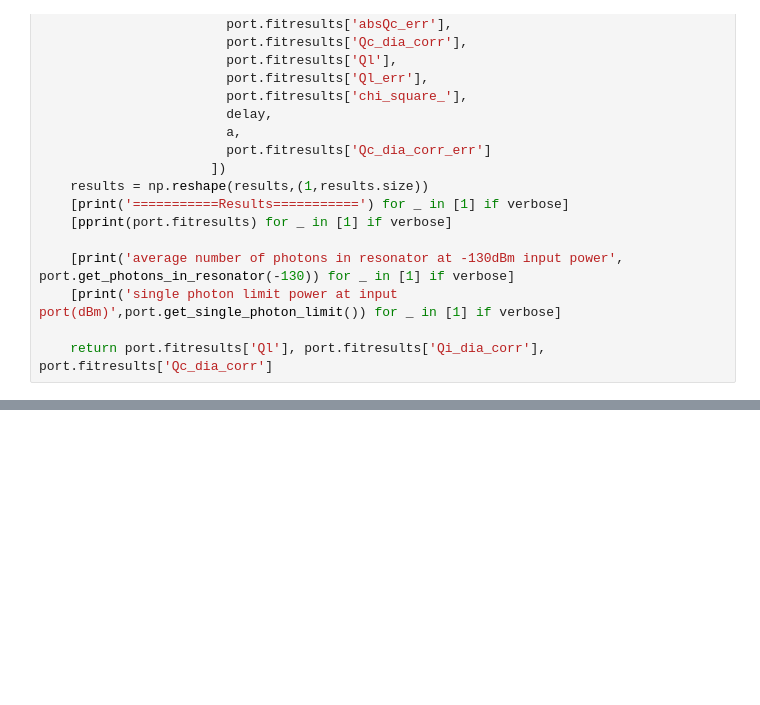
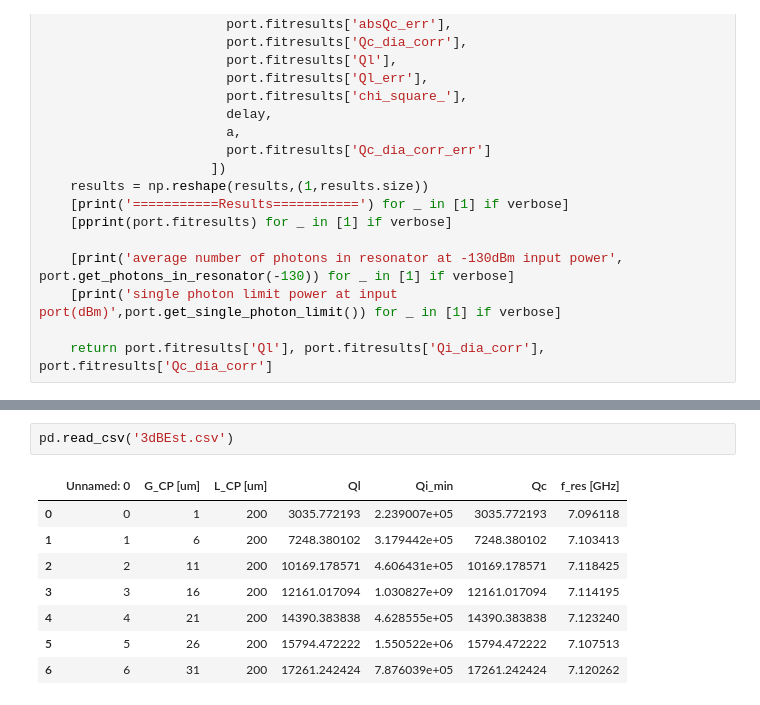
Before and after one commit to wslu42/Resonator, a Jupyter notebook: quality_factor_extract_for HFSS.ipynb, the cells around one changed output, grey strips where cells are left out. Saved outputs shown, nothing was run; the diff lists cells and outputs as text; blank space fills up the shorter version.

```diff
--- a/quality_factor_extract_for HFSS.ipynb
+++ b/quality_factor_extract_for HFSS.ipynb
@@ -185,0 +236,11 @@ ValueError: x and y must have same first dimension, but have shapes (1,) and (40
+# %%
+pd.read_csv('3dBEst.csv')
+# %% [output]
+|  | Unnamed: 0 | G_CP [um] | L_CP [um] | Ql | Qi_min | Qc | f_res [GHz] |
+| 0 | 0 | 1 | 200 | 3035.772193 | 2.239007e+05 | 3035.772193 | 7.096118 |
+| 1 | 1 | 6 | 200 | 7248.380102 | 3.179442e+05 | 7248.380102 | 7.103413 |
+| 2 | 2 | 11 | 200 | 10169.178571 | 4.606431e+05 | 10169.178571 | 7.118425 |
+| 3 | 3 | 16 | 200 | 12161.017094 | 1.030827e+09 | 12161.017094 | 7.114195 |
+| 4 | 4 | 21 | 200 | 14390.383838 | 4.628555e+05 | 14390.383838 | 7.123240 |
+| 5 | 5 | 26 | 200 | 15794.472222 | 1.550522e+06 | 15794.472222 | 7.107513 |
+| 6 | 6 | 31 | 200 | 17261.242424 | 7.876039e+05 | 17261.242424 | 7.120262 |
```
Also changed, not shown: parts of 16 cells of this notebook, 30 other files.
